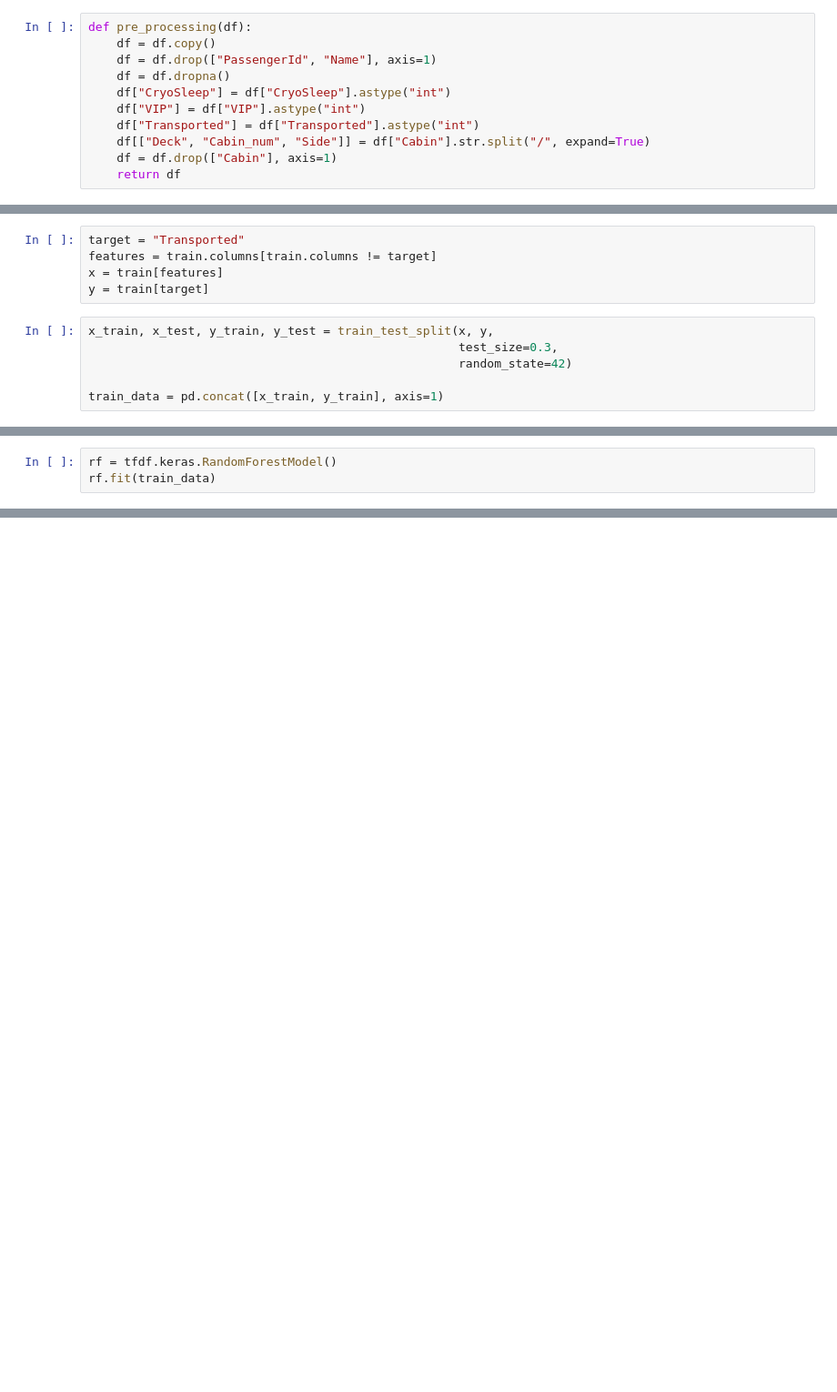
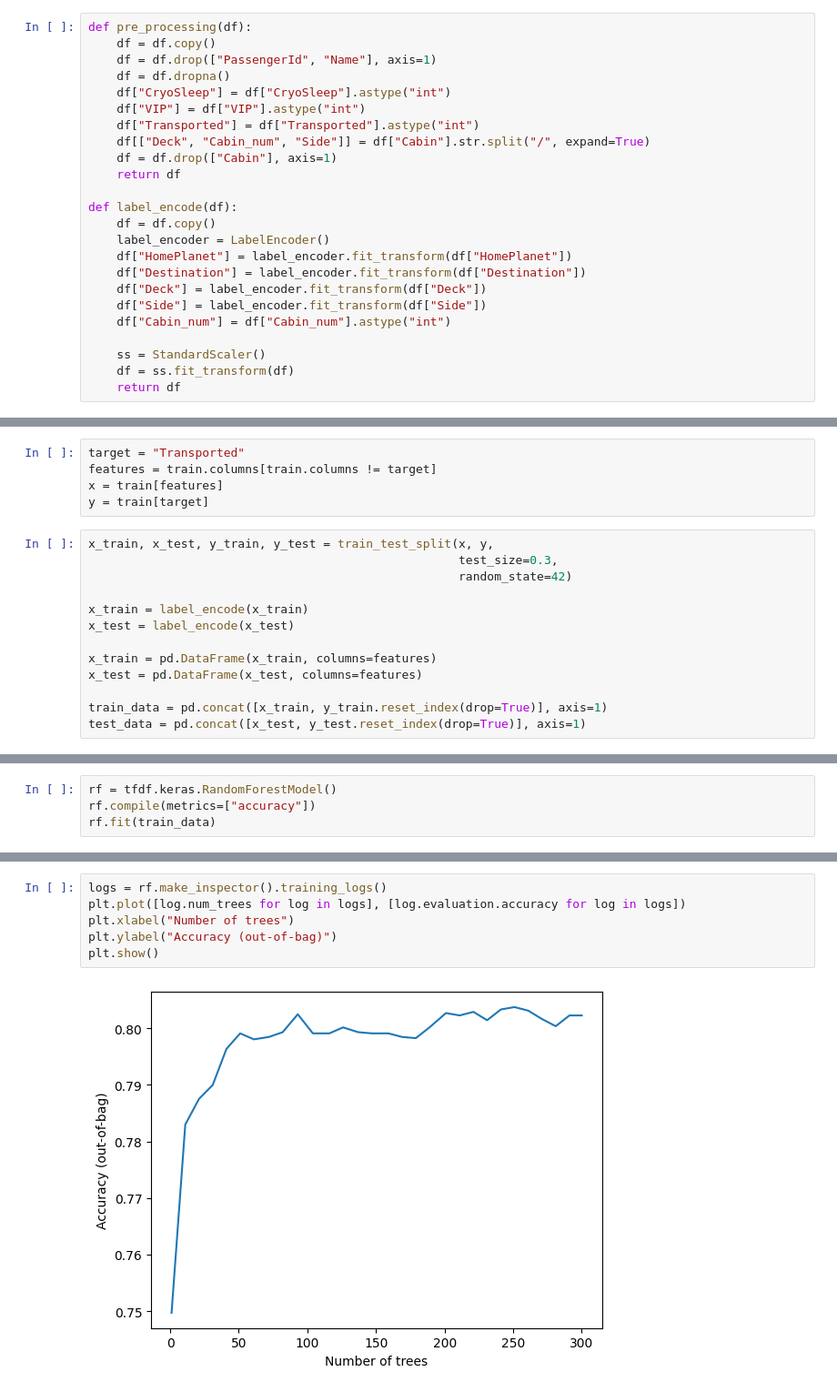
Before and after one commit to mArcio-Lmano/Data-Science, a Jupyter notebook: Spaceship_titanic/titanic.ipynb, the cells around one changed output, grey strips where cells are left out. Shown at 91% size. Saved outputs shown, nothing was run; the diff lists cells and outputs as text; blank space fills up the shorter version.

```diff
--- a/Spaceship_titanic/titanic.ipynb
+++ b/Spaceship_titanic/titanic.ipynb
@@ -99,6 +99,19 @@ def pre_processing(df):
     df[["Deck", "Cabin_num", "Side"]] = df["Cabin"].str.split("/", expand=True)
     df = df.drop(["Cabin"], axis=1)
     return df
+
+def label_encode(df):
+    df = df.copy()
+    label_encoder = LabelEncoder()
+    df["HomePlanet"] = label_encoder.fit_transform(df["HomePlanet"])
+    df["Destination"] = label_encoder.fit_transform(df["Destination"])
+    df["Deck"] = label_encoder.fit_transform(df["Deck"])
+    df["Side"] = label_encoder.fit_transform(df["Side"])
+    df["Cabin_num"] = df["Cabin_num"].astype("int")
+
+    ss = StandardScaler()
+    df = ss.fit_transform(df)
+    return df
 # %%
 train.isna().sum().sort_values(ascending=False)
 # %% [output]
@@ -158,6 +160,13 @@ x_train, x_test, y_train, y_test = train_test_split(x, y,
                                                     test_size=0.3,
                                                     random_state=42)
 
-train_data = pd.concat([x_train, y_train], axis=1)
+x_train = label_encode(x_train)
+x_test = label_encode(x_test)
+
+x_train = pd.DataFrame(x_train, columns=features)
+x_test = pd.DataFrame(x_test, columns=features)
+
+train_data = pd.concat([x_train, y_train.reset_index(drop=True)], axis=1)
+test_data = pd.concat([x_test, y_test.reset_index(drop=True)], axis=1)
 # %%
 train_data = tfdf.keras.pd_dataframe_to_tf_dataset(train_data, label=target)
@@ -164,4 +174,5 @@ train_data = tfdf.keras.pd_dataframe_to_tf_dataset(train_data, label=target)
 # %%
 rf = tfdf.keras.RandomForestModel()
+rf.compile(metrics=["accuracy"])
 rf.fit(train_data)
 # %% [output]
@@ -190,0 +202,8 @@ print(f"Tree plot HTML saved to: {html_file_path}")
+# %%
+logs = rf.make_inspector().training_logs()
+plt.plot([log.num_trees for log in logs], [log.evaluation.accuracy for log in logs])
+plt.xlabel("Number of trees")
+plt.ylabel("Accuracy (out-of-bag)")
+plt.show()
+# %% [output]
+[figure, added]
```
Also changed, not shown: parts of 19 cells of this notebook, 1 other file.
